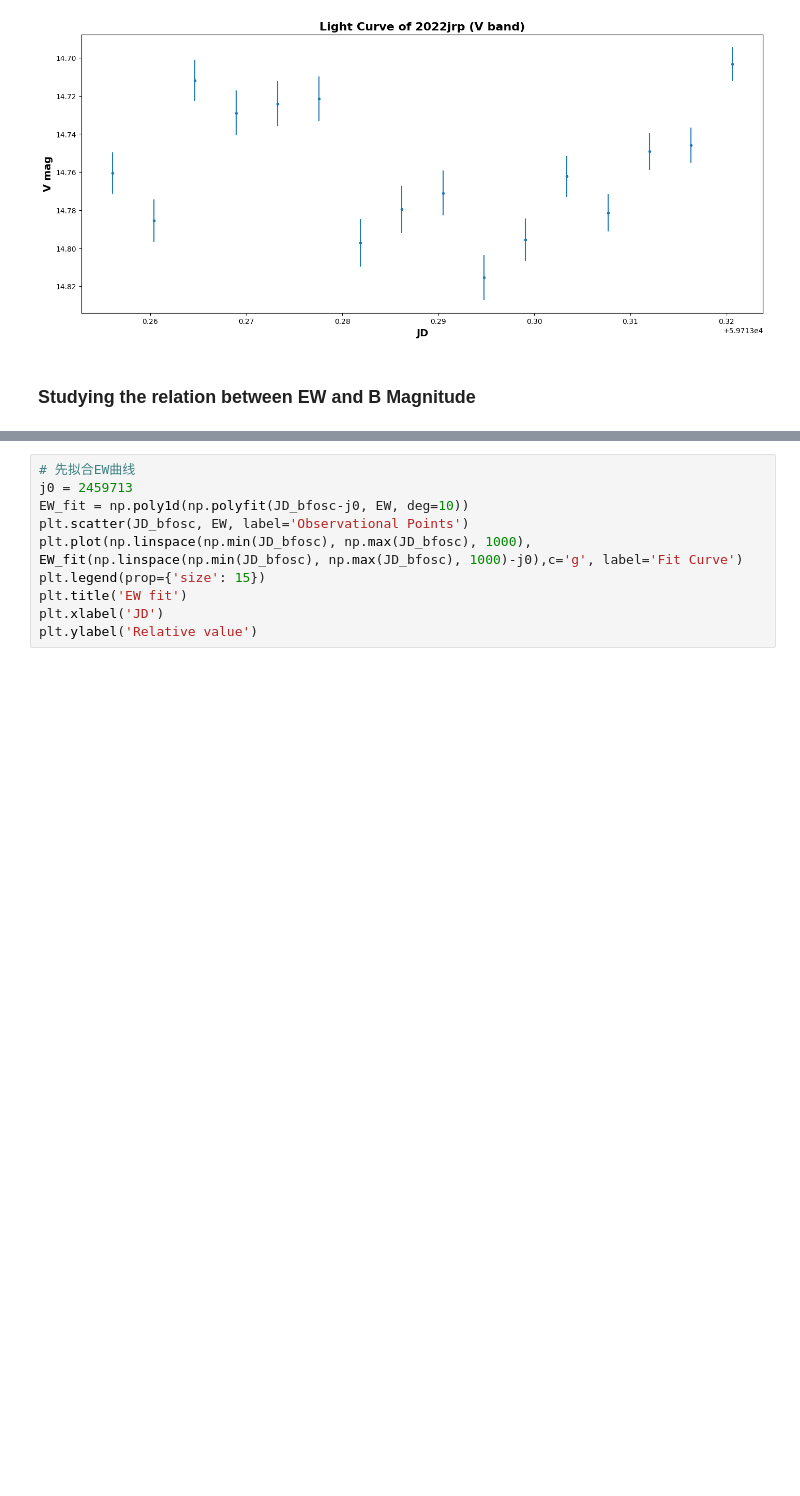
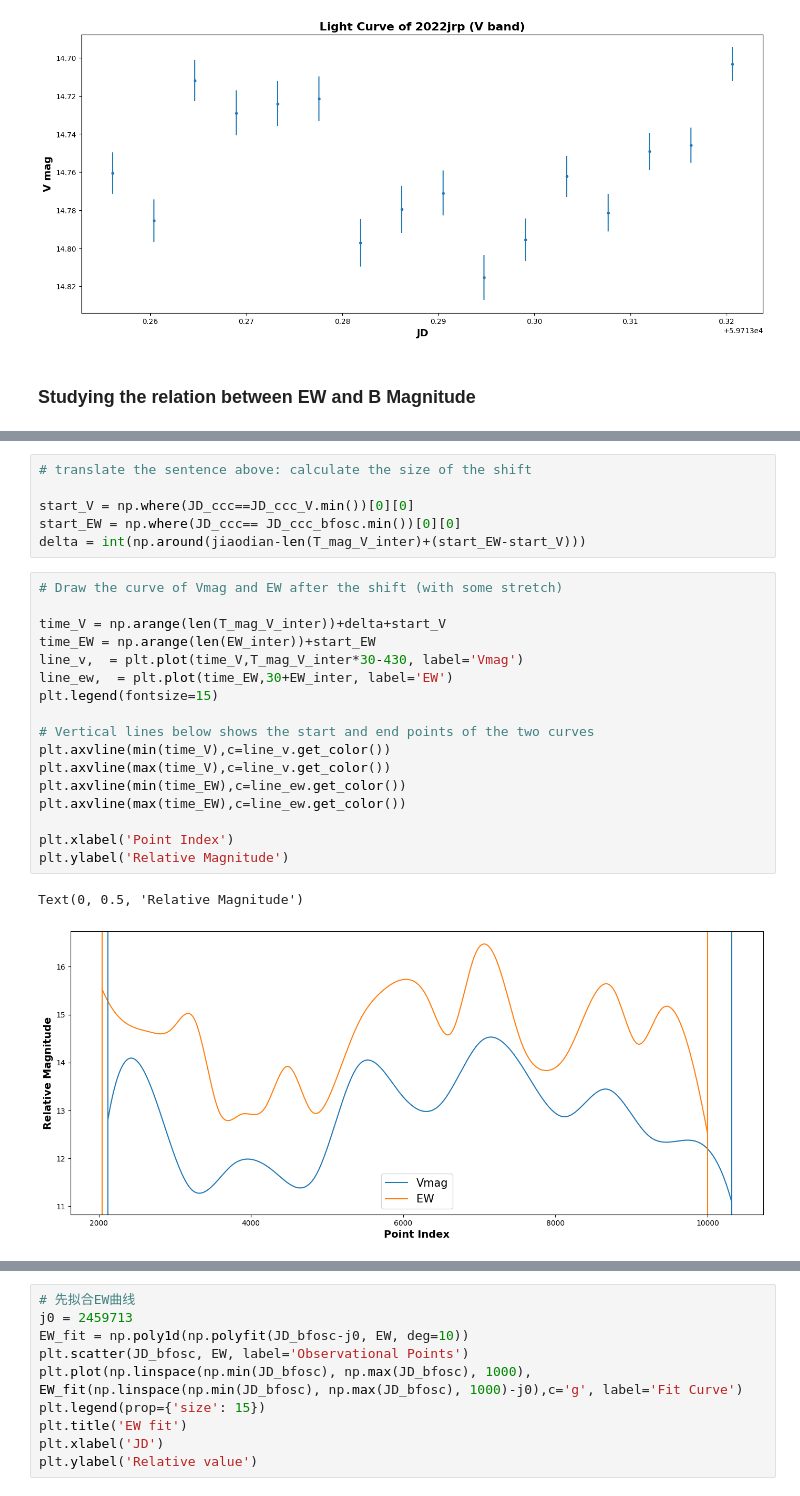
Before and after one commit to AnningGao/2022jrp, a Jupyter notebook: DateReduction.ipynb, the cells around one changed output, grey strips where cells are left out. Drawn from its saved outputs; the diff is of its cells as text; blank space fills up the shorter version.

```diff
--- a/DateReduction.ipynb
+++ b/DateReduction.ipynb
@@ -384,0 +312,26 @@ delta/10000*(JD_bfosc.max()-JD_B.min())
+# %%
+# translate the sentence above: calculate the size of the shift
+
+start_V = np.where(JD_ccc==JD_ccc_V.min())[0][0]
+start_EW = np.where(JD_ccc== JD_ccc_bfosc.min())[0][0]
+delta = int(np.around(jiaodian-len(T_mag_V_inter)+(start_EW-start_V)))
+# %%
+# Draw the curve of Vmag and EW after the shift (with some stretch)
+
+time_V = np.arange(len(T_mag_V_inter))+delta+start_V
+time_EW = np.arange(len(EW_inter))+start_EW
+line_v,  = plt.plot(time_V,T_mag_V_inter*30-430, label='Vmag')
+line_ew,  = plt.plot(time_EW,30+EW_inter, label='EW')
+plt.legend(fontsize=15)
+
+# Vertical lines below shows the start and end points of the two curves
+plt.axvline(min(time_V),c=line_v.get_color())
+plt.axvline(max(time_V),c=line_v.get_color())
+plt.axvline(min(time_EW),c=line_ew.get_color())
+plt.axvline(max(time_EW),c=line_ew.get_color())
+
+plt.xlabel('Point Index')
+plt.ylabel('Relative Magnitude')
+# %% [output]
+Text(0, 0.5, 'Relative Magnitude')
+[figure, added]
```
Also changed, not shown: parts of 75 cells of this notebook.
